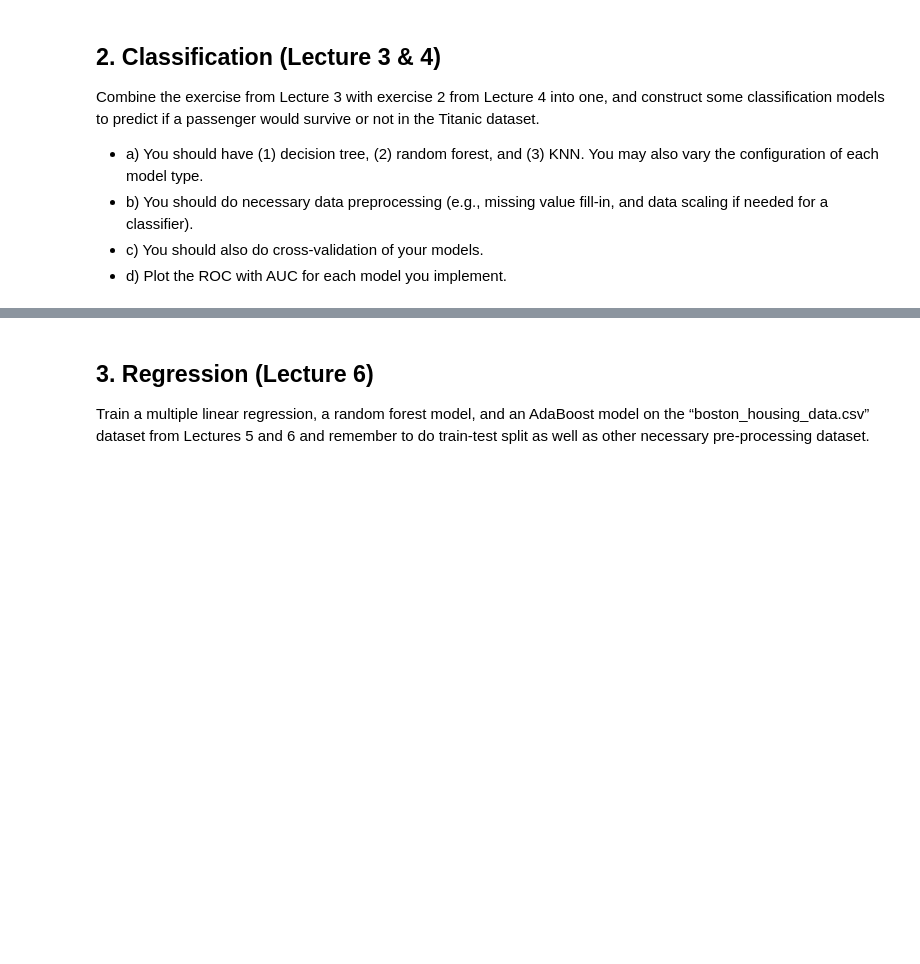
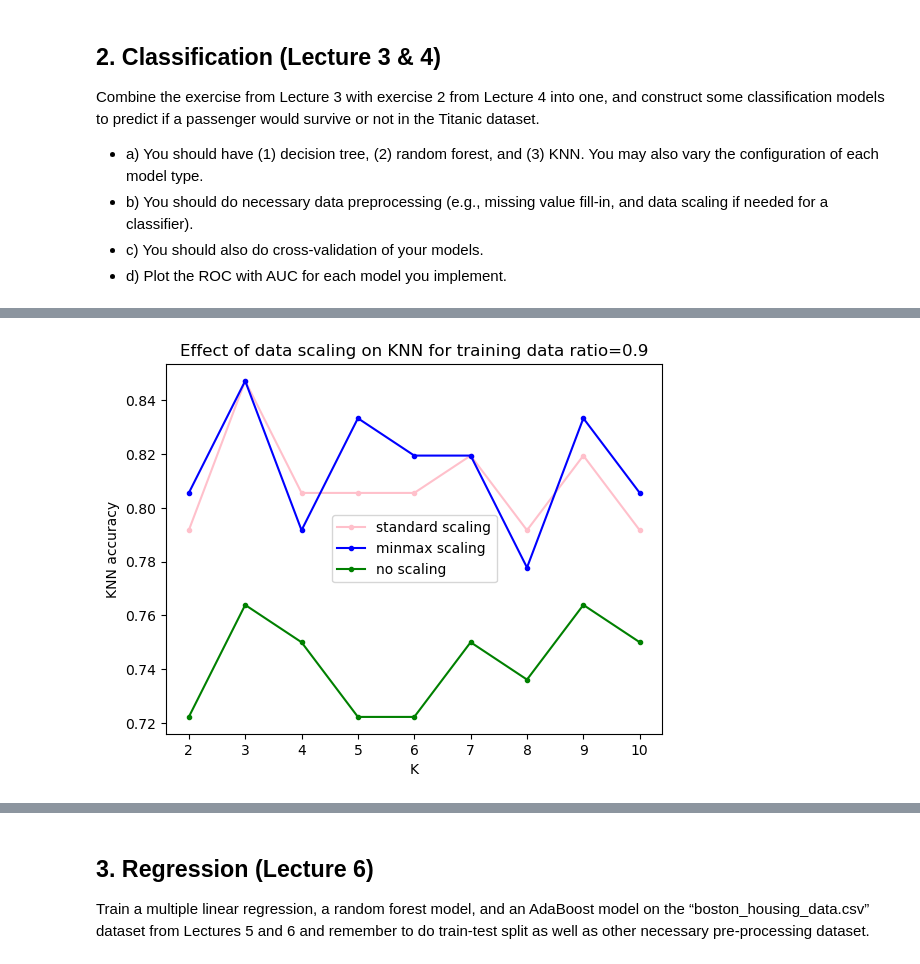
Before and after one commit to RasmuskjaerN/datathings, a Jupyter notebook: Exam_template.ipynb, the cells around one changed output, grey strips where cells are left out. Saved outputs shown, nothing was run; the diff lists cells and outputs as text; code cells hidden in the pictures; blank space fills up the shorter version.

```diff
--- a/Exam_template.ipynb
+++ b/Exam_template.ipynb
@@ -81,0 +346,4 @@ Combine the exercise from Lecture 3 with exercise 2 from Lecture 4 into one, and
+# %%
+plotAccuracy('0.9')
+# %% [output]
+[figure, added]
```
Also changed, not shown: parts of 70 cells of this notebook, 3 other files.
